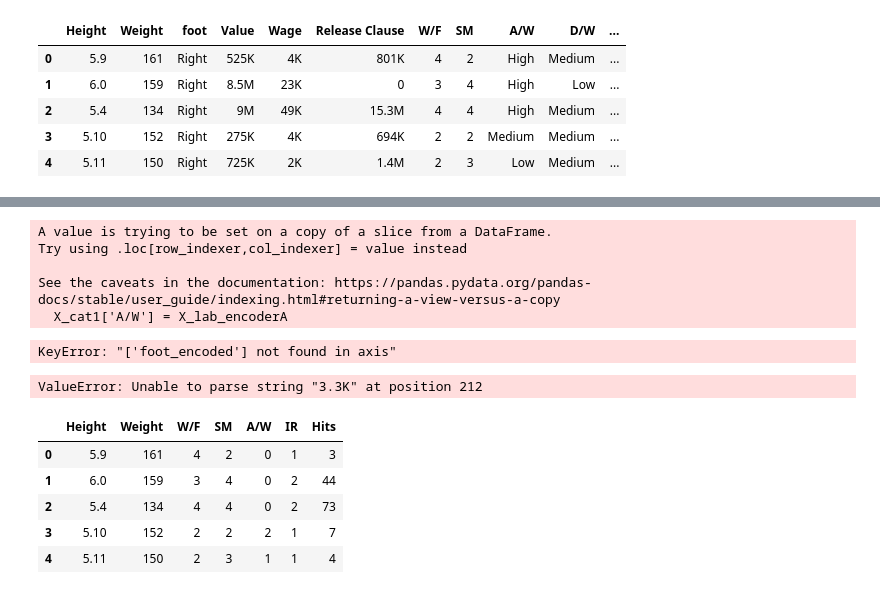
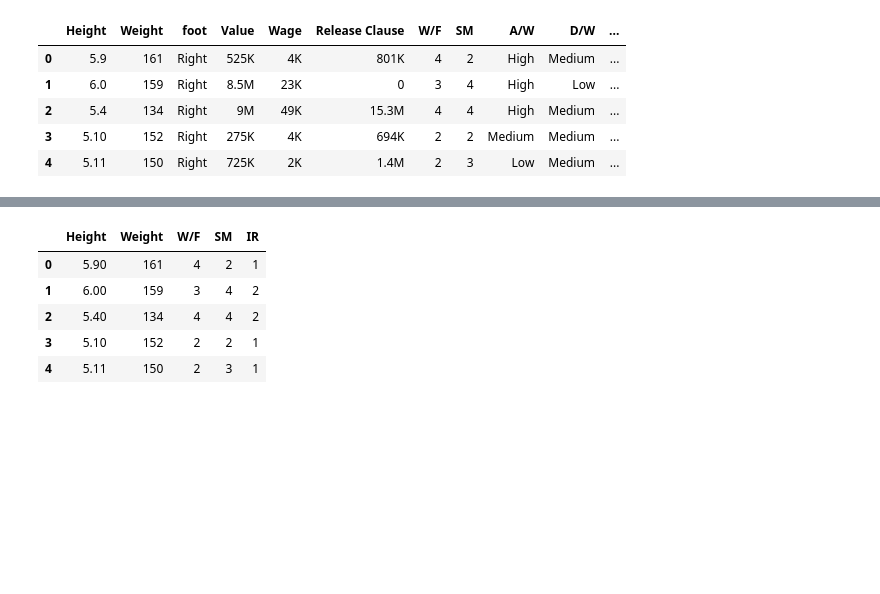
Before and after one commit to Imnlca/FIFA_21_PROJECT, a Jupyter notebook: FIFA_21.ipynb, the cells around one changed output, grey strips where cells are left out. Drawn from its saved outputs; the diff is of its cells as text; code cells hidden in the pictures; blank space fills up the shorter version.

```diff
--- a/FIFA_21.ipynb
+++ b/FIFA_21.ipynb
@@ -128,11 +155,7 @@ SyntaxError: positional argument follows keyword argument (<ipython-input-385-ae
 # %%
+#Label encoder.
 X_lab_encoderA = LabelEncoder().fit(X_cat1['A/W']).transform(X_cat1['A/W'])
-X_lab_encoderA = pd.DataFrame(X_lab_encoder, columns=['A/W'])
-X_lab_encoderA.head()
-X_cat1['A/W'] = X_lab_encoderA
+X_lab_encoderA = pd.DataFrame(X_lab_encoderA, columns=['A/W'])
+
+X_lab_encoderD = LabelEncoder().fit(X_cat1['D/W']).transform(X_cat1['D/W'])
+X_lab_encoderD = pd.DataFrame(X_lab_encoderD, columns=['D/W'])
-# %% [output]
-A value is trying to be set on a copy of a slice from a DataFrame.
-Try using .loc[row_indexer,col_indexer] = value instead
-
-See the caveats in the documentation: https://pandas.pydata.org/pandas-docs/stable/user_guide/indexing.html#returning-a-view-versus-a-copy
-  X_cat1['A/W'] = X_lab_encoderA
@@ -143,7 +162,3 @@ See the caveats in the documentation: https://pandas.pydata.org/pandas-docs/stab
-# %%
-X_cat2 = X_cat1.drop(['foot','Value','Wage','Release Clause','D/W'], axis=1)
-X_cat2 = X_cat2.drop([212],axis=0)
-X_cat2 = X_cat2.drop([13516],axis=0)
-X_cat2.head()
-# %% [output]
-KeyError: "['foot_encoded'] not found in axis"
+# %%
+#Columns with we are not able to deal with
+X_cat_num = X_cat1.drop(['Value','Wage','Release Clause','Hits','A/W','D/W','foot'], axis=1)
@@ -150,25 +170,19 @@ KeyError: "['foot_encoded'] not found in axis"
 # %%
 #Make all the categorical columns numeric.
-X_cat2['Height'] = pd.to_numeric(X_cat2['Height'])
-X_cat2['Weight'] = pd.to_numeric(X_cat2['Weight'])
-X_cat2['W/F'] = pd.to_numeric(X_cat2['W/F'])
-X_cat2['SM'] = pd.to_numeric(X_cat2['SM'])
-X_cat2['A/W'] = pd.to_numeric(X_cat2['A/W'])
-X_cat2['IR'] = pd.to_numeric(X_cat2['IR'])
-X_cat2['Hits'] = pd.to_numeric(X_cat2['Hits'])
-
-#X_standarized = pd.DataFrame(X_standarized, columns=X_num.columns)
+X_cat_num['Height'] = pd.to_numeric(X_cat_num['Height'])
+X_cat_num['Weight'] = pd.to_numeric(X_cat_num['Weight'])
+X_cat_num['W/F'] = pd.to_numeric(X_cat_num['W/F'])
+X_cat_num['SM'] = pd.to_numeric(X_cat_num['SM'])
+X_cat_num['IR'] = pd.to_numeric(X_cat_num['IR'])
-# %% [output]
-ValueError: Unable to parse string "3.3K" at position 212
 # %%
-X_cat2 = pd.DataFrame(X_cat2)
-X_cat2.head()
+X_cat_num = pd.DataFrame(X_cat_num)
+X_cat_num.head()
 # %% [output]
-|  | Height | Weight | W/F | SM | A/W | IR | Hits |
-| 0 | 5.9 | 161 | 4 | 2 | 0 | 1 | 3 |
-| 1 | 6.0 | 159 | 3 | 4 | 0 | 2 | 44 |
-| 2 | 5.4 | 134 | 4 | 4 | 0 | 2 | 73 |
-| 3 | 5.10 | 152 | 2 | 2 | 2 | 1 | 7 |
-| 4 | 5.11 | 150 | 2 | 3 | 1 | 1 | 4 |
+|  | Height | Weight | W/F | SM | IR |
+| 0 | 5.90 | 161 | 4 | 2 | 1 |
+| 1 | 6.00 | 159 | 3 | 4 | 2 |
+| 2 | 5.40 | 134 | 4 | 4 | 2 |
+| 3 | 5.10 | 152 | 2 | 2 | 1 |
+| 4 | 5.11 | 150 | 2 | 3 | 1 |
 # %%
 #Joining numerical and categorical dataframes.
```
Also changed, not shown: parts of 21 cells of this notebook, 1 other file.
